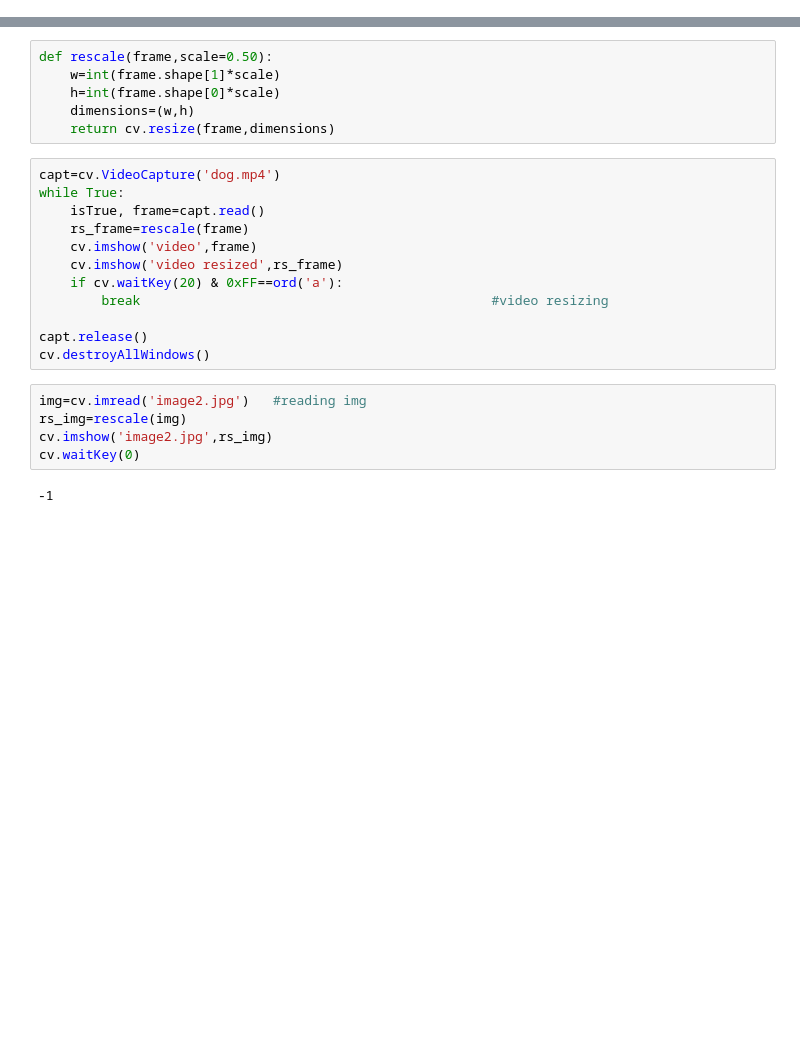
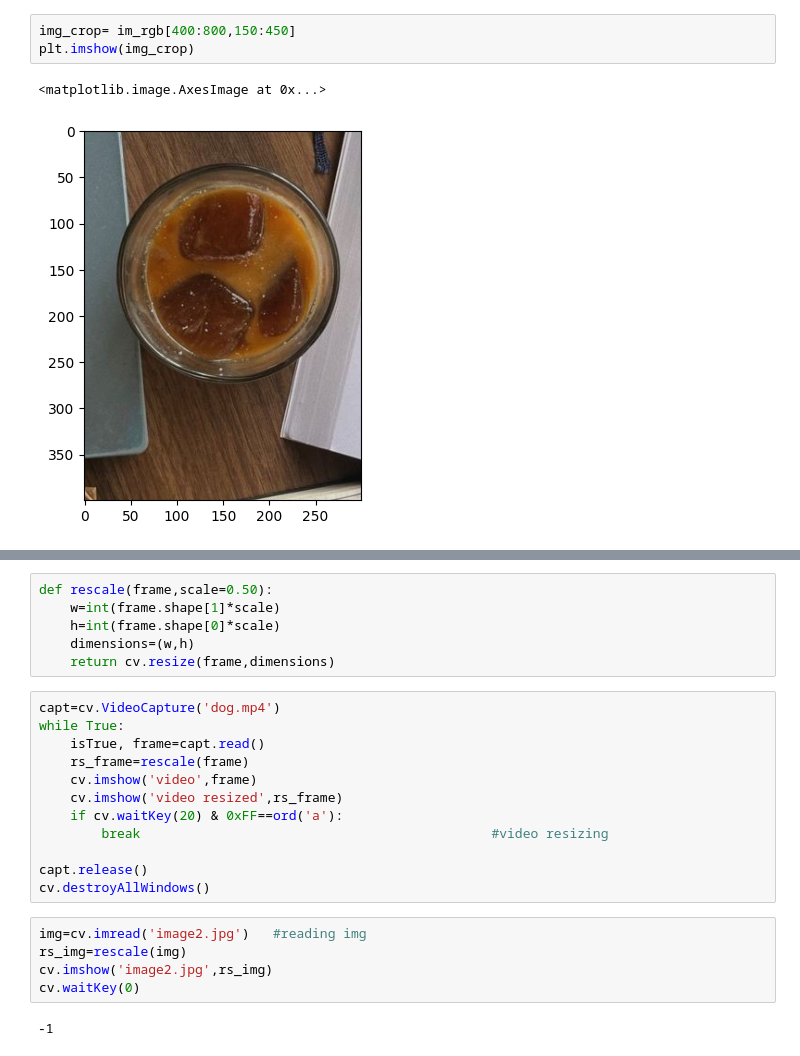
Before and after one commit to anjaliii210/OpenCV_Demo, a Jupyter notebook: demo.ipynb, the cells around one changed output, grey strips where cells are left out. Saved outputs shown, nothing was run; the diff lists cells and outputs as text; blank space fills up the shorter version.

```diff
--- a/demo.ipynb
+++ b/demo.ipynb
@@ -5,0 +45,6 @@ cv.waitKey(0)
+# %%
+img_crop= im_rgb[400:800,150:450]
+plt.imshow(img_crop)
+# %% [output]
+<matplotlib.image.AxesImage at 0x...>
+[figure, added]
```
Also changed, not shown: parts of 21 cells of this notebook, 1 other file.
